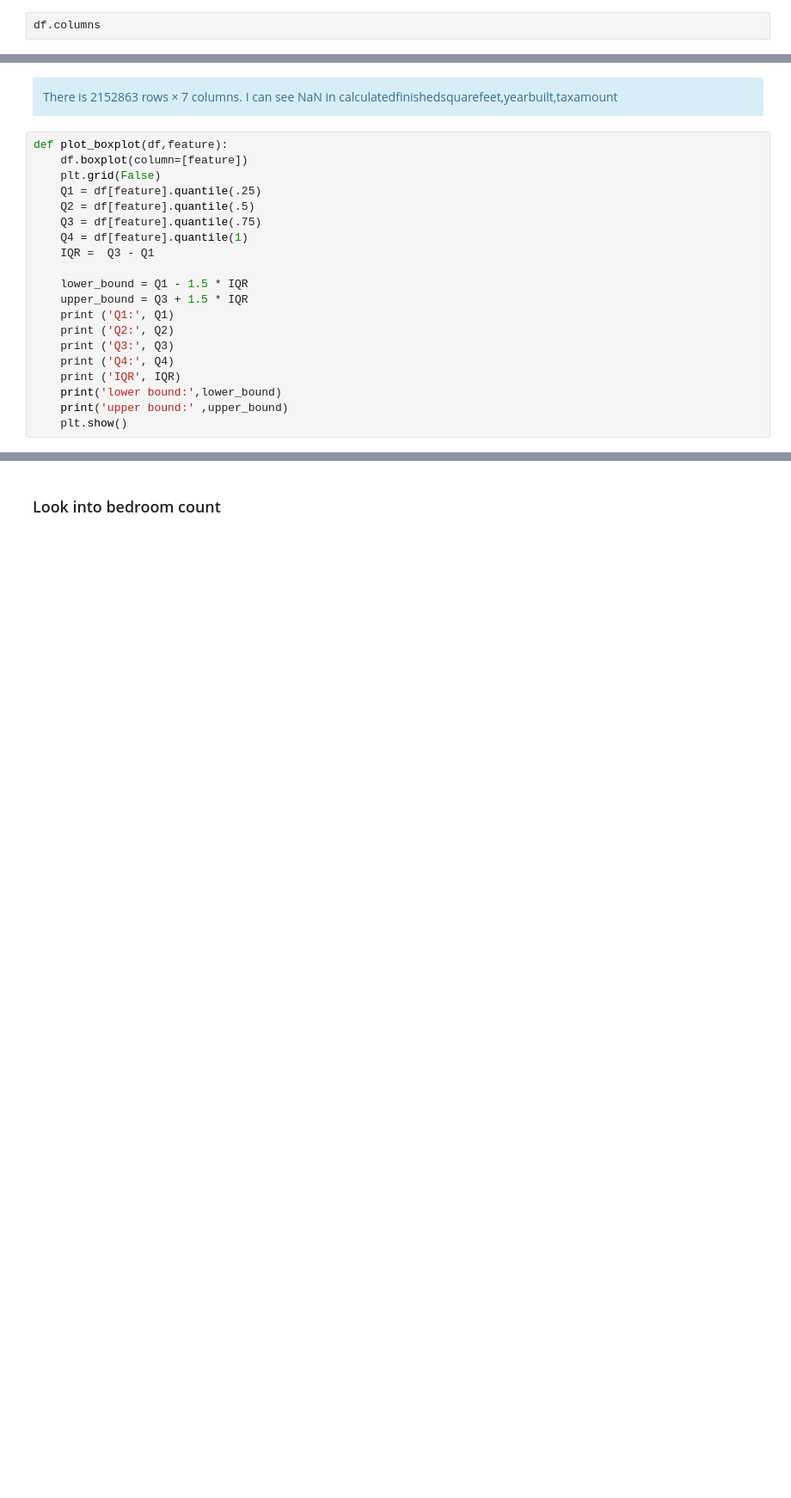
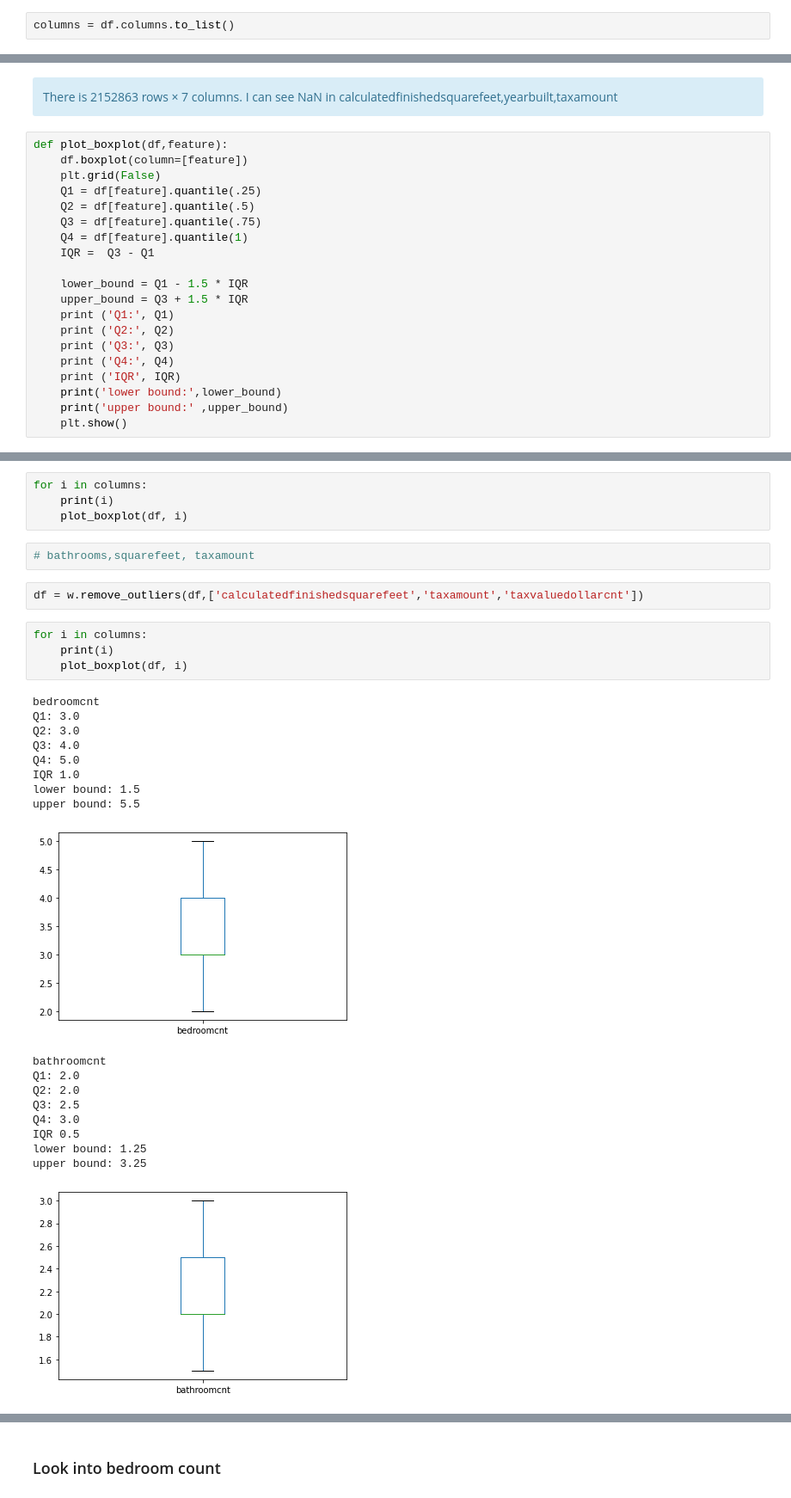
Before and after one commit to Yvette-Ibarra/regression-exercises, a Jupyter notebook: wrangle.ipynb, the cells around one changed output, grey strips where cells are left out. Shown at 86% size. Drawn from its saved outputs; the diff is of its cells as text; blank space fills up the shorter version.

```diff
--- a/wrangle.ipynb
+++ b/wrangle.ipynb
@@ -30,4 +16,4 @@ df
 # %%
 df = w.wrangle_single_family_residential()
 # %%
-df.columns
+columns = df.columns.to_list()
@@ -73,0 +64,31 @@ def plot_boxplot(df,feature):
+# %%
+for i in columns:
+    print(i)
+    plot_boxplot(df, i)
+# %%
+# bathrooms,squarefeet, taxamount
+# %%
+df = w.remove_outliers(df,['calculatedfinishedsquarefeet','taxamount','taxvaluedollarcnt'])
+# %%
+for i in columns:
+    print(i)
+    plot_boxplot(df, i)
+# %% [output]
+bedroomcnt
+Q1: 3.0
+Q2: 3.0
+Q3: 4.0
+Q4: 5.0
+IQR 1.0
+lower bound: 1.5
+upper bound: 5.5
+[figure, added]
+bathroomcnt
+Q1: 2.0
+Q2: 2.0
+Q3: 2.5
+Q4: 3.0
+IQR 0.5
+lower bound: 1.25
+upper bound: 3.25
+[figure, added]
```
Also changed, not shown: parts of 5 cells of this notebook.
